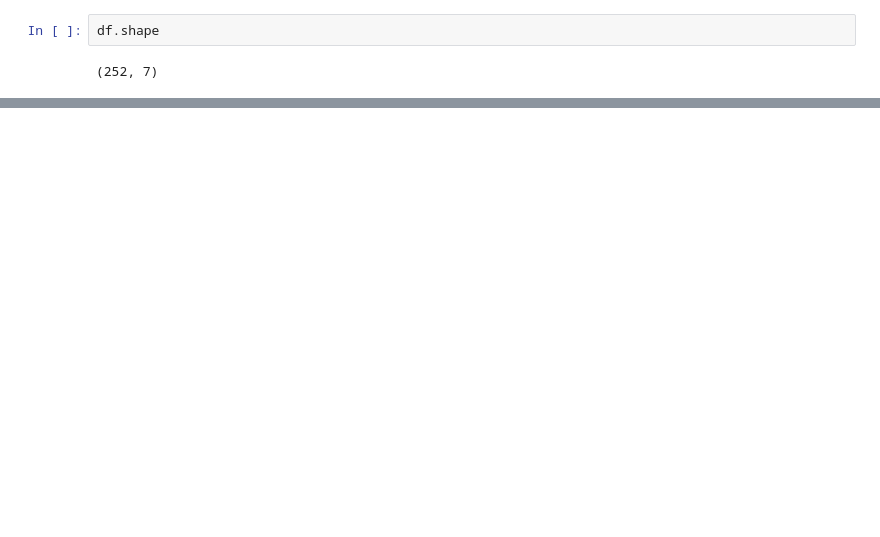
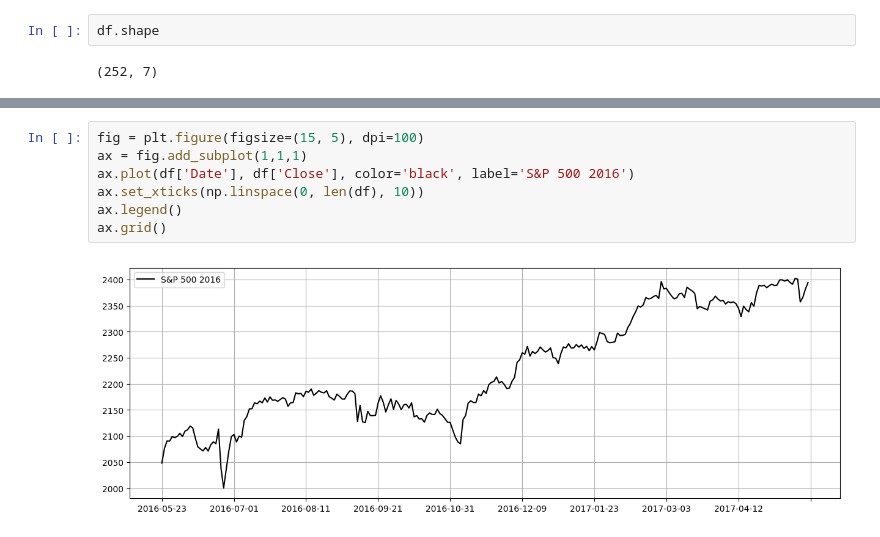
Before and after one commit to Albert-Z-Guo/Deep-Reinforcement-Stock-Trading, a Jupyter notebook: visualizations/visualization.ipynb, the cells around one changed output, grey strips where cells are left out. Cells and saved outputs as stored; diff of their text form; blank space fills up the shorter version.

```diff
--- a/visualizations/visualization.ipynb
+++ b/visualizations/visualization.ipynb
@@ -31,0 +33,9 @@ plt.show()
+# %%
+fig = plt.figure(figsize=(15, 5), dpi=100)
+ax = fig.add_subplot(1,1,1)
+ax.plot(df['Date'], df['Close'], color='black', label='S&P 500 2016')
+ax.set_xticks(np.linspace(0, len(df), 10))
+ax.legend()
+ax.grid()
+# %% [output]
+[figure, added]
```
Also changed, not shown: parts of 3 cells of this notebook.
